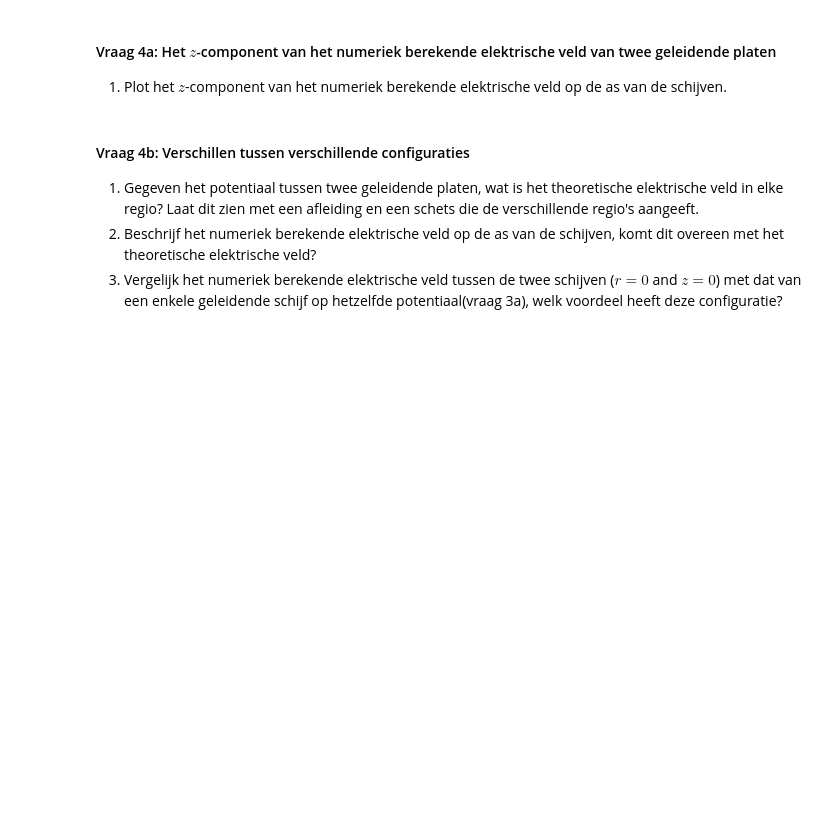
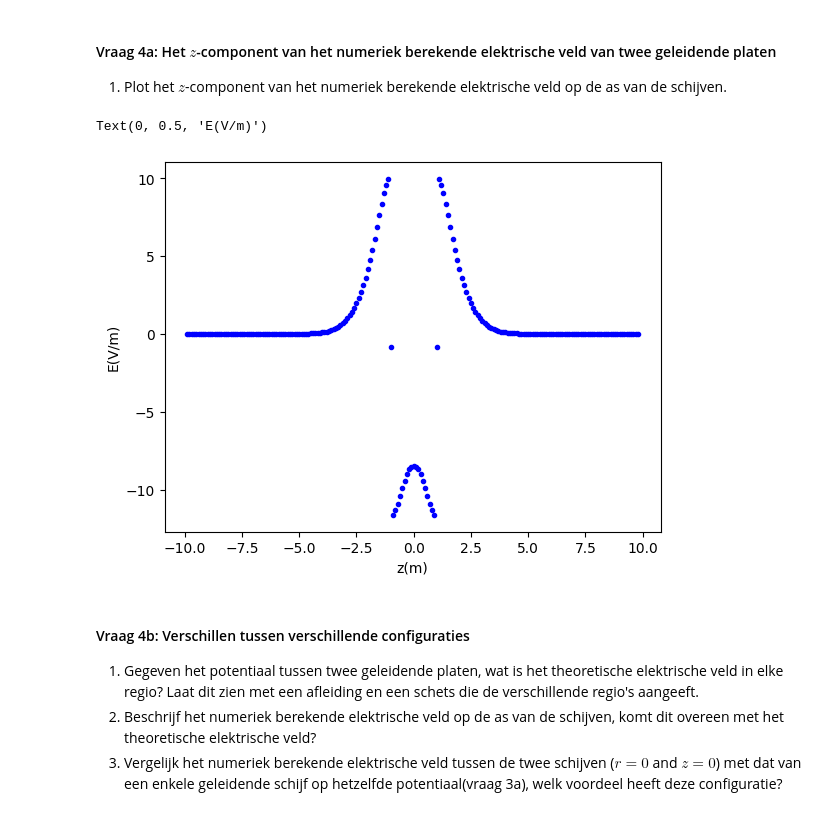
Before and after one commit to T-L-cc/opdrachten-DEF-D, a Jupyter notebook: DigitaleOntwerpopdrachten/1CondensatorOpdracht/CondensatorOntwerpopdracht.ipynb, the cells around one changed output. Saved outputs shown, nothing was run; the diff lists cells and outputs as text; code cells hidden in the pictures; blank space fills up the shorter version.

```diff
--- a/DigitaleOntwerpopdrachten/1CondensatorOpdracht/CondensatorOntwerpopdracht.ipynb
+++ b/DigitaleOntwerpopdrachten/1CondensatorOpdracht/CondensatorOntwerpopdracht.ipynb
@@ -513,9 +540,17 @@ plot_results_disk(Ez, Er, normE, V, r, z, grid_step, disk_radius, z_pos_disk1, z
 
 1. Plot het $z$-component van het numeriek berekende elektrische veld op de as van de schijven.
 # %%
-###
-###your code here###
-###
+r_idx_0 = find_idx_nearest(r_for_E,0)
+E_z_as = Ez[:,r_idx_0]
+
+
+plt.figure()
+plt.plot(z_for_E, E_z_as, 'b.', label = 'Elektrisch veld op de as',)
+plt.xlabel('z(m)')
+plt.ylabel('E(V/m)')
+# %% [output]
+Text(0, 0.5, 'E(V/m)')
+[figure, added]
 # %% [markdown]
 #### Vraag 4b: Verschillen tussen verschillende configuraties
 
```
Also changed, not shown: parts of 12 cells of this notebook.
